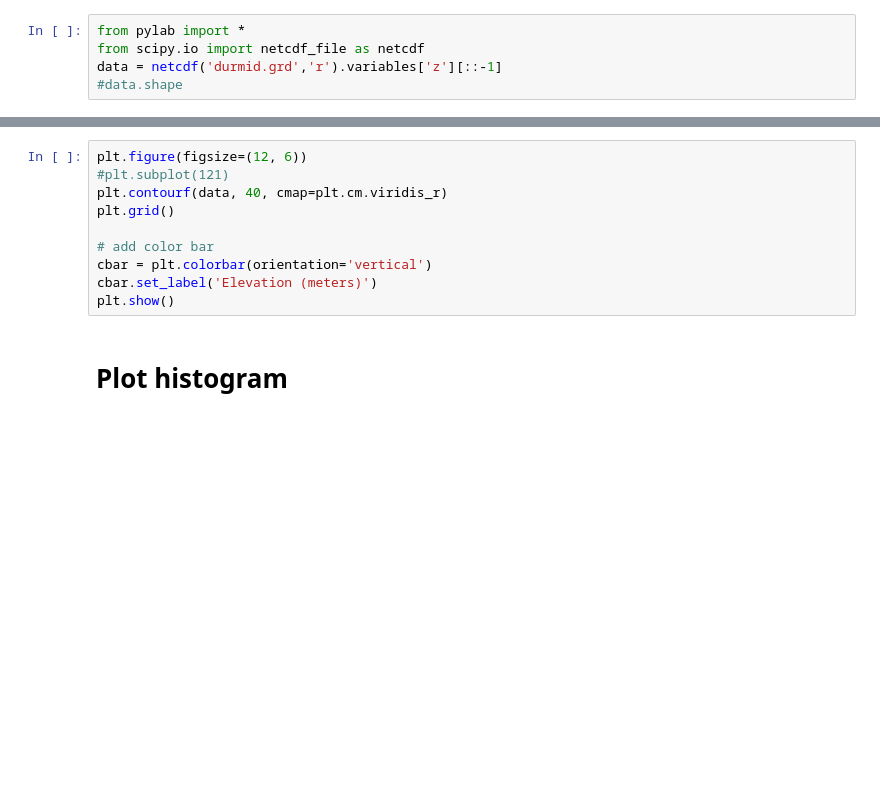
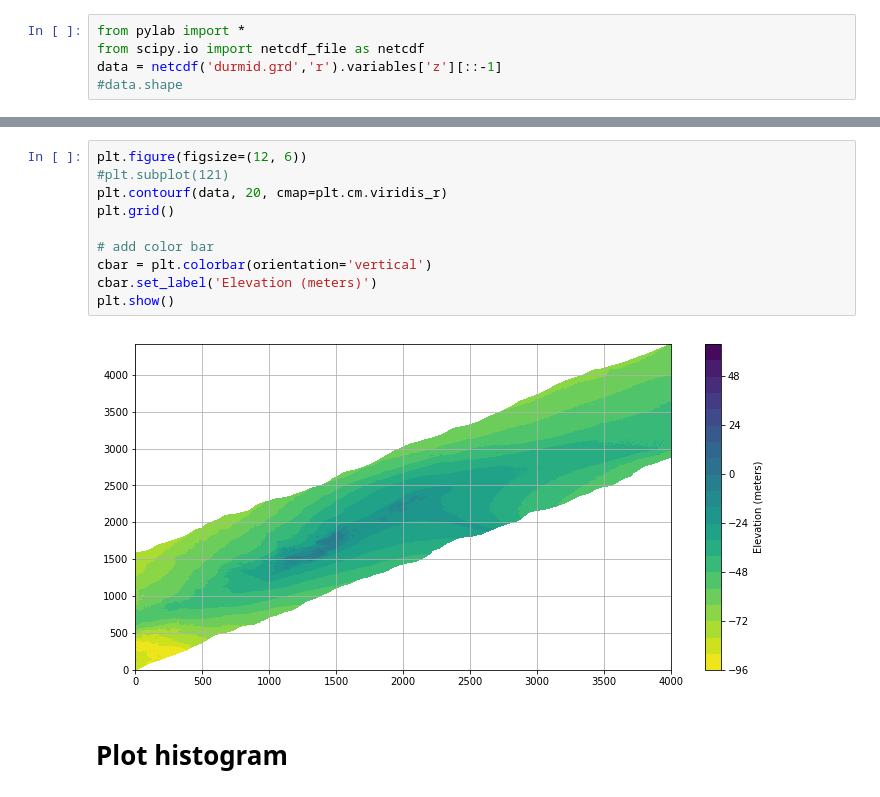
Before and after one commit to moonlimb/sio236-remote-sensing, a Jupyter notebook: lab7/Limb_Moon_Lab7.ipynb, the cells around one changed output, grey strips where cells are left out. Saved outputs shown, nothing was run; the diff lists cells and outputs as text; blank space fills up the shorter version.

```diff
--- a/lab7/Limb_Moon_Lab7.ipynb
+++ b/lab7/Limb_Moon_Lab7.ipynb
@@ -275,13 +295,15 @@ plt.show()
 # %%
 plt.figure(figsize=(12, 6))
 #plt.subplot(121)
-plt.contourf(data, 40, cmap=plt.cm.viridis_r)
+plt.contourf(data, 20, cmap=plt.cm.viridis_r)
 plt.grid()
 
 # add color bar
 cbar = plt.colorbar(orientation='vertical')
 cbar.set_label('Elevation (meters)')
 plt.show()
+# %% [output]
+[figure, added]
 # %% [markdown]
 # Plot histogram
 # %%
```
Also changed, not shown: parts of 11 cells of this notebook.
